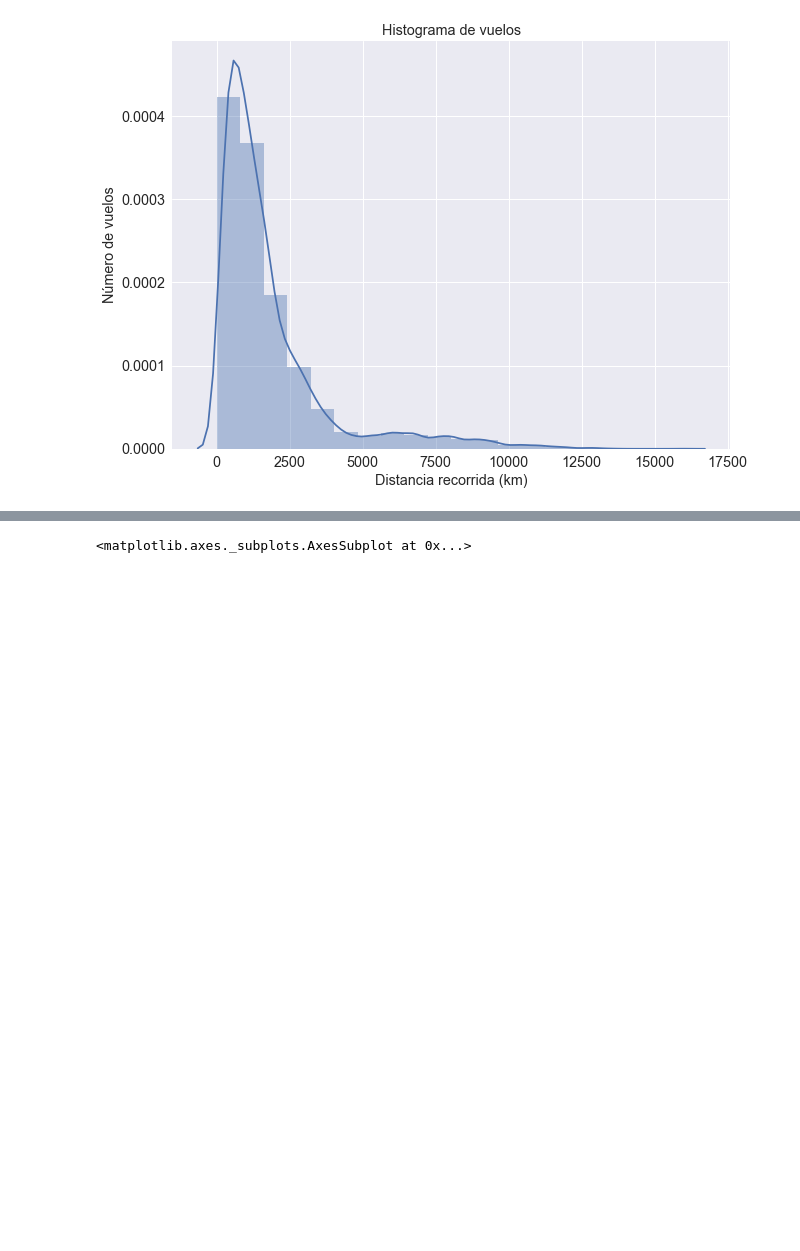
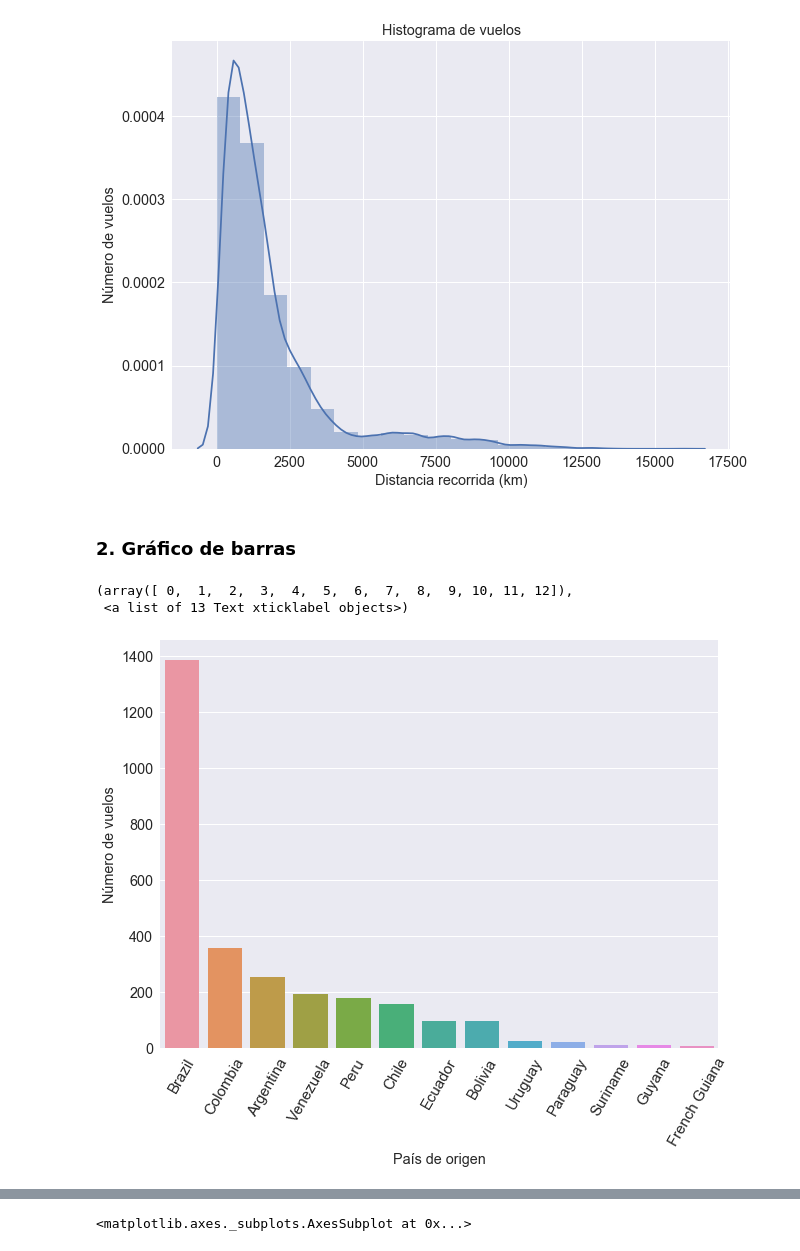
Before and after one commit to MetricLearning/diplomado_datascience, a Jupyter notebook: 03_Visualizar_datos/Visualizacion de datos con Python.ipynb, the cells around one changed output, grey strips where cells are left out. Drawn from its saved outputs; the diff is of its cells as text; code cells hidden in the pictures; blank space fills up the shorter version.

Commit message:
Added histogram, boxplot and barplot

```diff
--- a/03_Visualizar_datos/Visualizacion de datos con Python.ipynb
+++ b/03_Visualizar_datos/Visualizacion de datos con Python.ipynb
@@ -78,3 +93,18 @@ plt.title('Histograma de vuelos')
 # %% [output]
 <matplotlib.text.Text at 0x...>
 [figure]
+# %% [markdown]
+### 2. Gráfico de barras
+# %%
+paises_sudamerica=['Brazil','Colombia','Argentina','Peru','Venezuela','Chile','Ecuador','Bolivia','Paraguay','Uruguay','Guyana','Suriname','French Guiana']
+rutas_sudamerica=rutas[rutas['Pais_origen'].isin(paises_sudamerica)]
+rutas_sudamerica_pais=rutas_sudamerica.groupby('Pais_origen')['Linea_aerea'].agg('count').sort_values(ascending=False)
+
+sns.countplot(x="Pais_origen", order=rutas_sudamerica_pais.index.tolist(), data=rutas_sudamerica)
+plt.xlabel('País de origen')
+plt.ylabel('Número de vuelos')
+plt.xticks(size = 15, rotation=60)
+# %% [output]
+(array([ 0,  1,  2,  3,  4,  5,  6,  7,  8,  9, 10, 11, 12]),
+ <a list of 13 Text xticklabel objects>)
+[figure, added]
```
Also changed, not shown: parts of 15 cells of this notebook, 2 other files.
